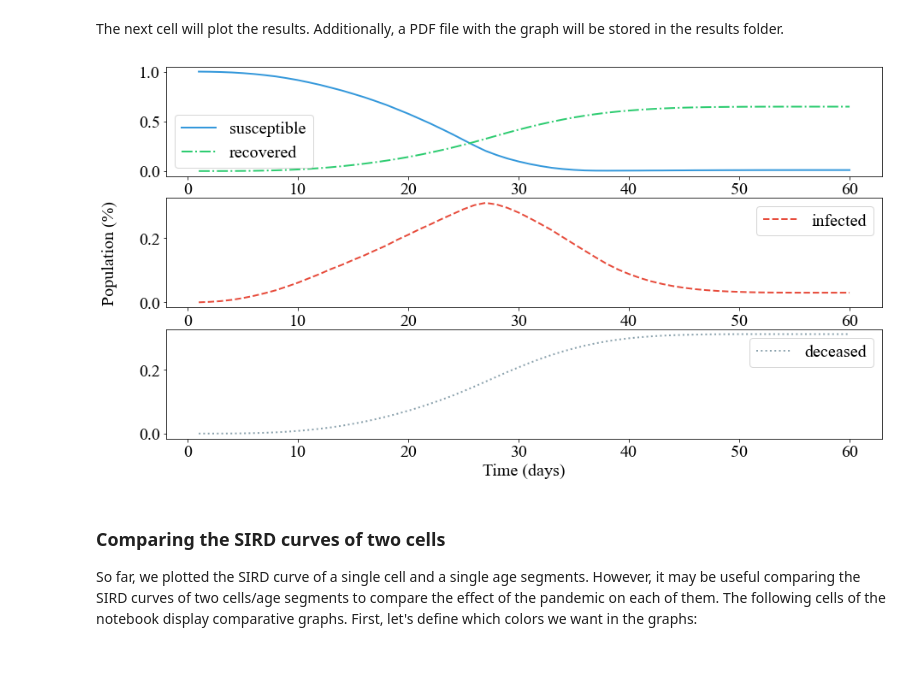
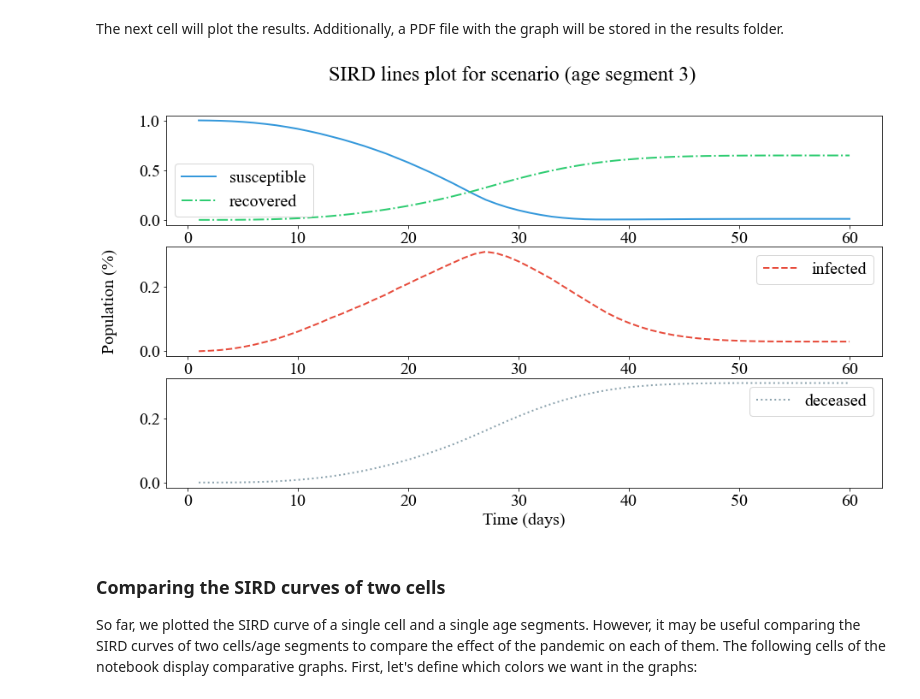
Before and after one commit to SimulationEverywhere-Models/CiSE-Pandemic, a Jupyter notebook: visualization/visualizer.ipynb, the cells around one changed output. Saved outputs shown, nothing was run; the diff lists cells and outputs as text; code cells hidden in the pictures; blank space fills up the shorter version.

Commit message:
Added titles to plots

```diff
--- a/visualization/visualizer.ipynb
+++ b/visualization/visualizer.ipynb
@@ -271,34 +281,40 @@ else:
     figname += "_cell_{}_{}".format(target_cell[0], target_cell[1])
 
 x = list(df.index)
 
 sus_col = "susceptible"
 inf_col = "infected"
 rec_col = "recovered"
 dec_col = "deceased"
 if age_segment is not None:
     suffix = "_{}".format(age_segment)
     sus_col += suffix
     inf_col += suffix
     rec_col += suffix
     dec_col += suffix
     figname += "_age_{}".format(age_segment)
 figname += ".pdf"
 
 axs[0].plot(x, df[sus_col], label="susceptible", color=COLOR_SUSCEPTIBLE, linewidth=linewidth)
 axs[0].plot(x, df[rec_col], label="recovered", color=COLOR_RECOVERED, linewidth=linewidth, linestyle="-.")
 axs[0].legend()
 
 axs[1].plot(x, df[inf_col], label="infected", color=COLOR_INFECTED, linewidth=linewidth, linestyle="--")
 axs[1].set(ylabel="Population (%)\n")
 axs[1].legend()
 
 axs[2].plot(x, df[dec_col], label="deceased", color=COLOR_DECEASED, linewidth=linewidth, linestyle=":")
 axs[2].set(xlabel='Time (days)')
 axs[2].legend()
+
+cell_code = "scenario" if target_cell is None else "cell [{},{}]".format(target_cell[0], target_cell[1])
+if age_segment is not None:
+    cell_code += " (age segment {})".format(age_segment)
+fig.suptitle("SIRD lines plot for {}".format(cell_code))
+
 plt.savefig(figname)
 # %% [output]
-[figure, old version]
+[figure, new version]
 # %% [markdown]
 ### Comparing the SIRD curves of two cells
 
```
Also changed, not shown: parts of 3 cells of this notebook.
